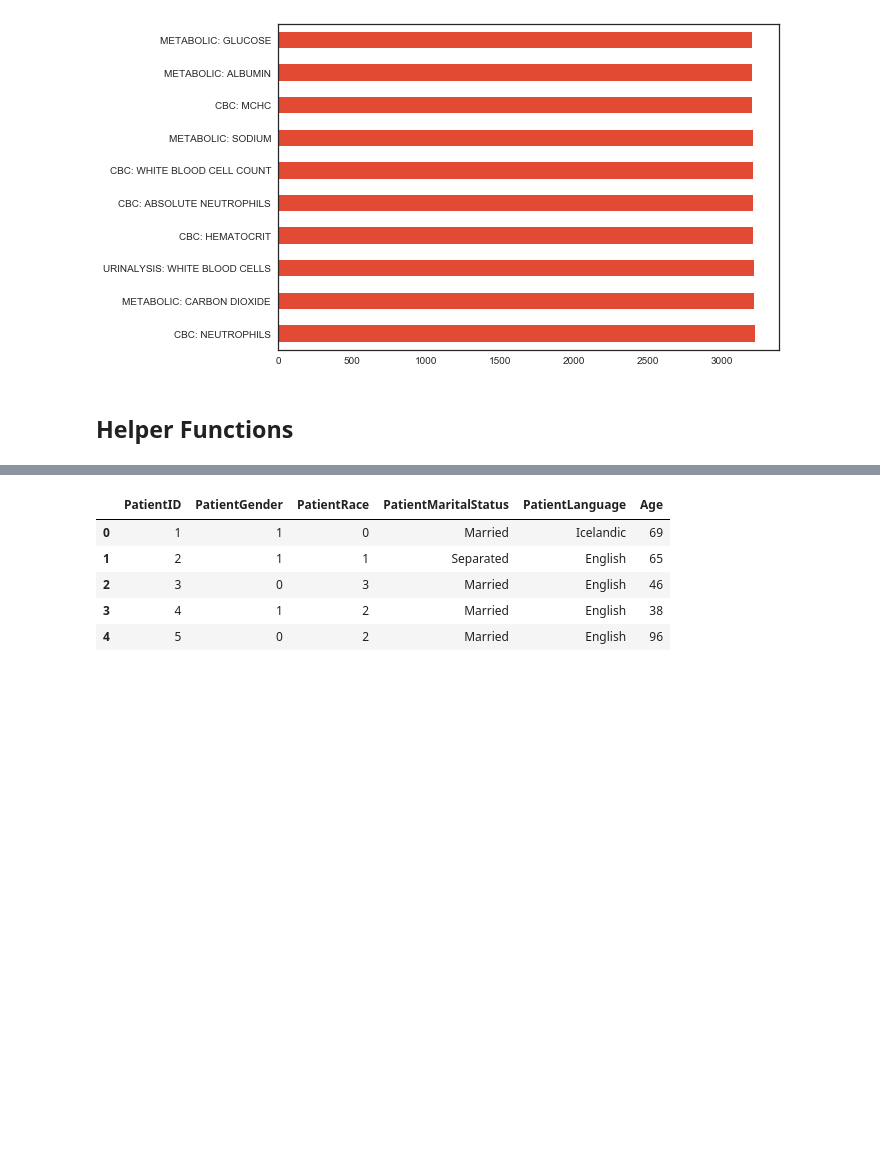
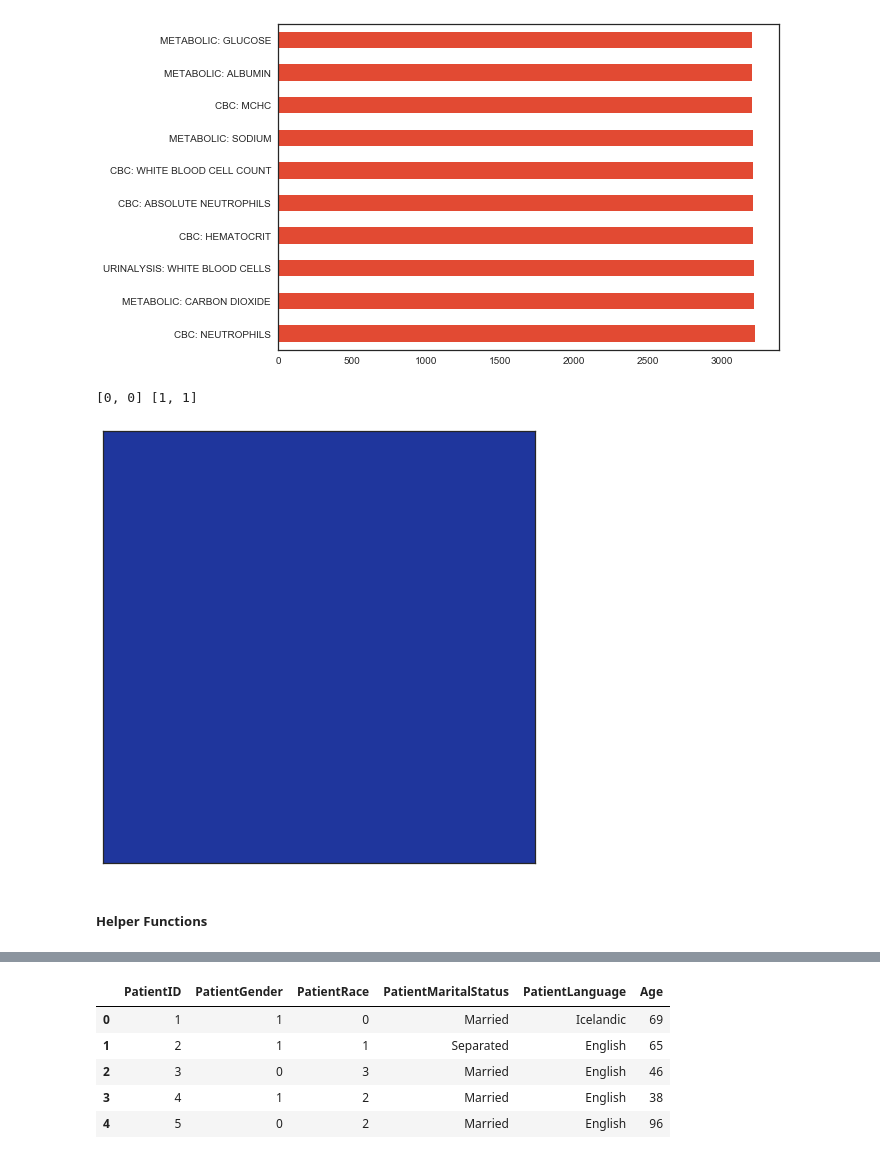
Before and after one commit to Bowiemb/demos, a Jupyter notebook: Virtual Patient Data Analysis Demo.ipynb, the cells around one changed output, grey strips where cells are left out. Saved outputs shown, nothing was run; the diff lists cells and outputs as text; code cells hidden in the pictures; blank space fills up the shorter version.

```diff
--- a/Virtual Patient Data Analysis Demo.ipynb
+++ b/Virtual Patient Data Analysis Demo.ipynb
@@ -212,8 +234,73 @@ labs.describe(include = "all")
 lab_fig = labs.LabName.value_counts()[:10].plot(kind='barh')
 # %% [output]
 [figure]
+# %%
+#import pylab
+from matplotlib.patches import Rectangle
+from functools import reduce
+
+class Treemap:
+    def __init__(self, tree, iter_method, size_method, color_method):
+        """create a tree map from tree, using itermethod(node) to walk tree,
+        size_method(node) to get object size and color_method(node) to get its
+        color"""
+
+        self.ax = pylab.subplot(111,aspect='equal')
+        pylab.subplots_adjust(left=0, right=1, top=1, bottom=0)
+        self.ax.set_xticks([])
+        self.ax.set_yticks([])
+
+        self.size_method = size_method
+        self.iter_method = iter_method
+        self.color_method = color_method
+        self.addnode(tree)
+
+    def addnode(self, node, lower=[0,0], upper=[1,1], axis=0):
+        axis = axis % 2
+        self.draw_rectangle(lower, upper, node)
+        width = upper[axis] - lower[axis]
+        try:
+            for child in self.iter_method(node):
+                upper[axis] = lower[axis] + (width * float(size(child))) / size(node)
+                self.addnode(child, list(lower), list(upper), axis + 1)
+                lower[axis] = upper[axis]
+
+        except TypeError:
+            pass
+
+    def draw_rectangle(self, lower, upper, node):
+        print (lower, upper)
+        r = Rectangle( lower, upper[0]-lower[0], upper[1] - lower[1],
+                   edgecolor='k',
+                   facecolor= self.color_method(node))
+        self.ax.add_patch(r)
+
+
+if __name__ == '__main__':
+    # example using nested lists, iter to walk and random colors
+
+    size_cache = {}
+    def size(thing):
+        if isinstance(thing, int):
+            return thing
+        if thing in size_cache:
+            return size_cache[thing]
+        else:
+            size_cache[thing] = reduce(int.__add__, [size(x) for x in thing])
+            return size_cache[thing]
+    import random
+    def random_color(thing):
+        return (random.random(),random.random(),random.random())
+
+    tree= ()
+    #tree= ((100,(1,6)), 50, (5,2,(2,3,(3,2,2)),(3,3)), (3,2) )
+    Treemap(tree, iter, size, random_color)
+    pylab.show()
+# %% [output]
+[0, 0] [1, 1]
+[figure, added]
 # %% [markdown]
-## Helper Functions
+##### Helper Functions
 # %%
 # Feature Maps
 gender = {'Male':1,
```
Also changed, not shown: parts of 19 cells of this notebook.
